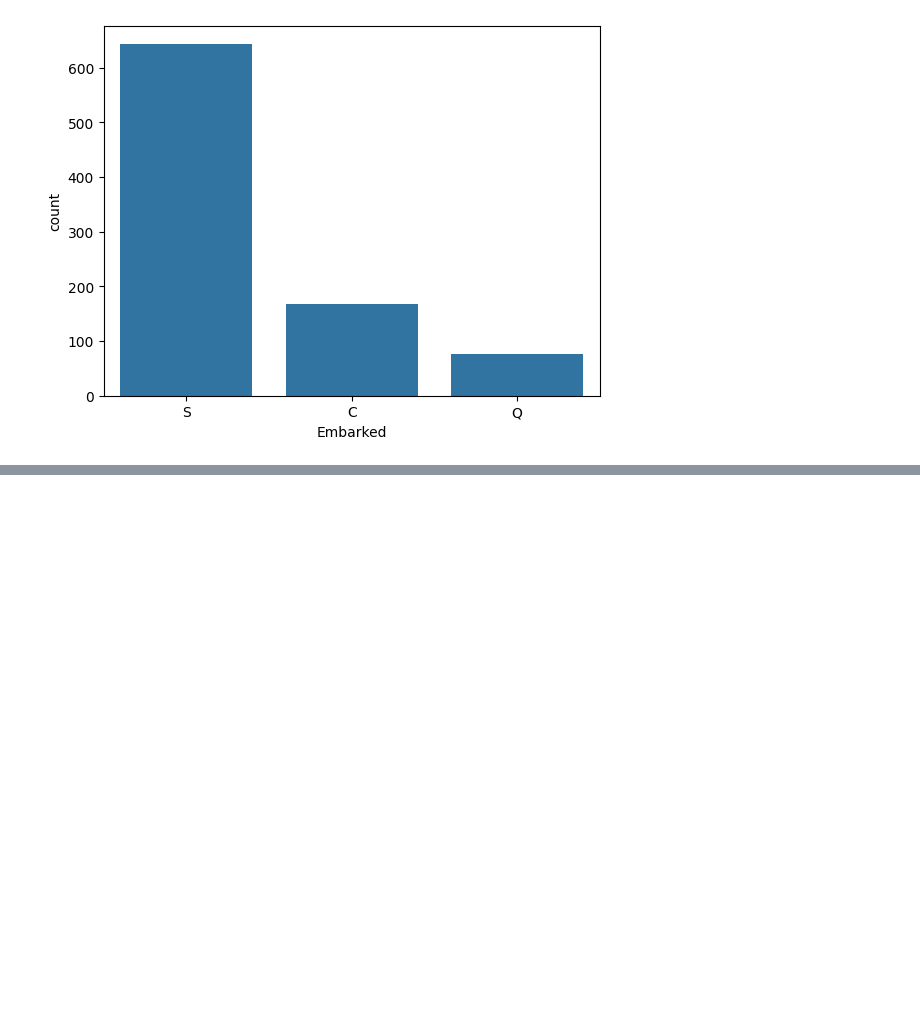
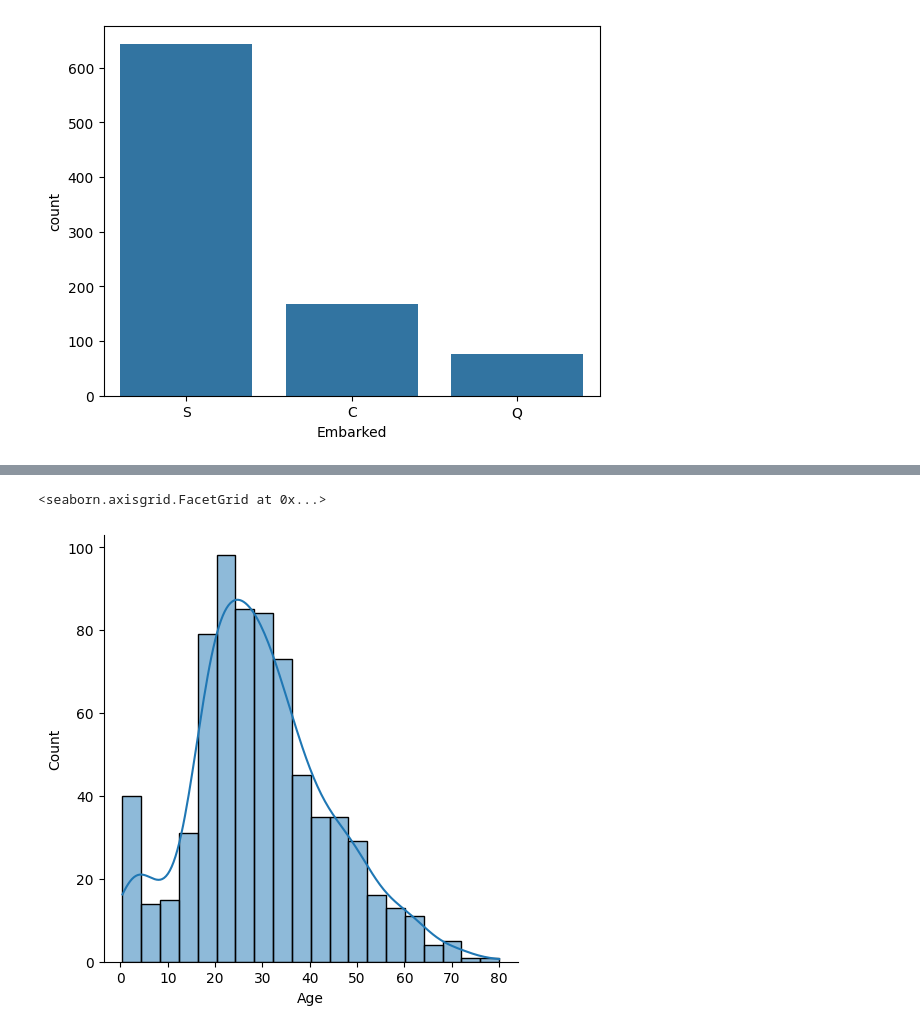
Before and after one commit to BhavyaT-135/Python-ML-Bootcamp, a Jupyter notebook: 02_titanic_dataset_analysis/titanic_dataset.ipynb, the cells around one changed output, grey strips where cells are left out. Drawn from its saved outputs; the diff is of its cells as text; code cells hidden in the pictures; blank space fills up the shorter version.

```diff
--- a/02_titanic_dataset_analysis/titanic_dataset.ipynb
+++ b/02_titanic_dataset_analysis/titanic_dataset.ipynb
@@ -89,0 +96,5 @@ sns.countplot(x = train['Embarked'])
+# %%
+sns.displot(x = train['Age'], kde = True)
+# %% [output]
+<seaborn.axisgrid.FacetGrid at 0x...>
+[figure, added]
```
Also changed, not shown: parts of 5 cells of this notebook.
